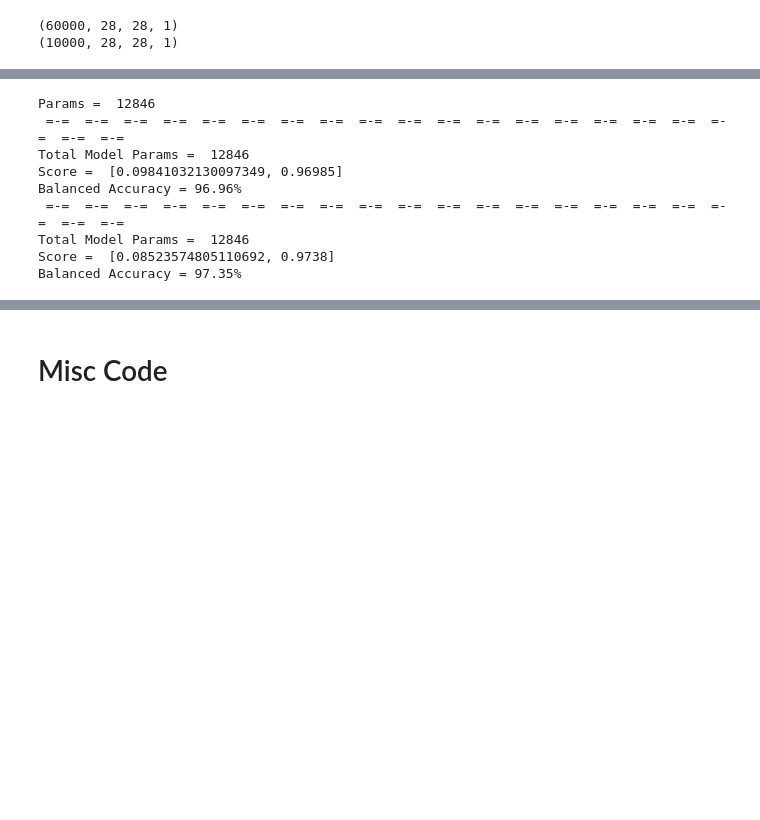
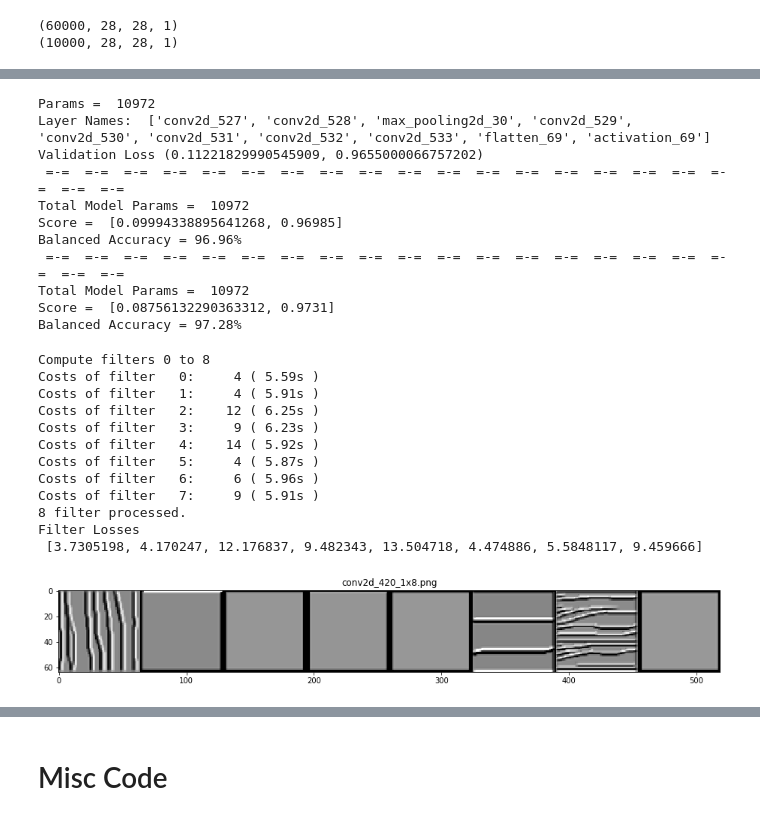
Before and after one commit to faizanahemad/eva, a Jupyter notebook: assignment-4/1st_CandidateArchitectures.ipynb, the cells around one changed output, grey strips where cells are left out. Drawn from its saved outputs; the diff is of its cells as text; code cells hidden in the pictures; blank space fills up the shorter version.

```diff
--- a/assignment-4/1st_CandidateArchitectures.ipynb
+++ b/assignment-4/1st_CandidateArchitectures.ipynb
@@ -224,23 +285,22 @@ Even 16-32 seems overkill for this task as lots of filters stay dead
 # %%
+
 model = Sequential()
 
 
-model.add(Convolution2D(32, 3, 3, activation='relu', input_shape=(28,28,1))) # 26
+model.add(Convolution2D(8, 3, 3, activation='relu', input_shape=(28,28,1))) # 26
+model.add(Convolution2D(16, 3,3, activation='relu')) # 24
+model.add(MaxPooling2D(pool_size=(2, 2))) # 12
+model.add(Convolution2D(8, 3,3, activation='relu')) # 10
+model.add(Convolution2D(16, 3,3, activation='relu')) # 8
+model.add(Convolution2D(10, 1, activation='relu'))
+model.add(Convolution2D(16, 3,3, activation='relu')) # 6
+model.add(Convolution2D(10, 6,6))
 
-model.add(Convolution2D(10, 1, activation='relu'))
-model.add(Convolution2D(16, 3,3, activation='relu')) # 24
-model.add(MaxPooling2D(pool_size=(2, 2))) #12
 
-model.add(Convolution2D(16, 3,3, activation='relu')) # 10
-model.add(Convolution2D(16, 3,3, activation='relu')) # 8
-model.add(Convolution2D(16, 3,3, activation='relu')) #6
-model.add(Convolution2D(10, 1, activation='relu')) #6
-model.add(Convolution2D(10, 6,6))
 
 model.add(Flatten())
 model.add(Activation('softmax'))
 print("Params = ",model.count_params())
-
 
 model.compile(loss='categorical_crossentropy',
              optimizer="adam",
@@ -254,16 +314,32 @@ print("Validation Loss",val_metrics)
 _=evaluate(model,X_train, Y_train,classes=get_mnist_labels(),print_results=True, plot_results=False)
 _=evaluate(model,X_test, Y_test,classes=get_mnist_labels(),print_results=True, plot_results=False)
 # %% [output]
-Params =  12846
+Params =  10972
+Layer Names:  ['conv2d_527', 'conv2d_528', 'max_pooling2d_30', 'conv2d_529', 'conv2d_530', 'conv2d_531', 'conv2d_532', 'conv2d_533', 'flatten_69', 'activation_69']
+Validation Loss (0.11221829990545909, 0.9655000066757202)
  =-=  =-=  =-=  =-=  =-=  =-=  =-=  =-=  =-=  =-=  =-=  =-=  =-=  =-=  =-=  =-=  =-=  =-=  =-=  =-=
-Total Model Params =  12846
-Score =  [0.09841032130097349, 0.96985]
+Total Model Params =  10972
+Score =  [0.09994338895641268, 0.96985]
 Balanced Accuracy = 96.96%
  =-=  =-=  =-=  =-=  =-=  =-=  =-=  =-=  =-=  =-=  =-=  =-=  =-=  =-=  =-=  =-=  =-=  =-=  =-=  =-=
-Total Model Params =  12846
-Score =  [0.08523574805110692, 0.9738]
-Balanced Accuracy = 97.35%
+Total Model Params =  10972
+Score =  [0.08756132290363312, 0.9731]
+Balanced Accuracy = 97.28%
 # %%
-visualize_layer(model,"conv2d_193",filter_range=(0,16),upscaling_steps=10,
+visualize_layer(model,"conv2d_420",filter_range=(0,8),upscaling_steps=20,
                     upscaling_factor=1.05,
                     output_dim=(64, 64))
+# %% [output]
+Compute filters 0 to 8
+Costs of filter   0:     4 ( 5.59s )
+Costs of filter   1:     4 ( 5.91s )
+Costs of filter   2:    12 ( 6.25s )
+Costs of filter   3:     9 ( 6.23s )
+Costs of filter   4:    14 ( 5.92s )
+Costs of filter   5:     4 ( 5.87s )
+Costs of filter   6:     6 ( 5.96s )
+Costs of filter   7:     9 ( 5.91s )
+8 filter processed.
+Filter Losses
+ [3.7305198, 4.170247, 12.176837, 9.482343, 13.504718, 4.474886, 5.5848117, 9.459666]
+[figure, added]
```
Also changed, not shown: parts of 35 cells of this notebook.
